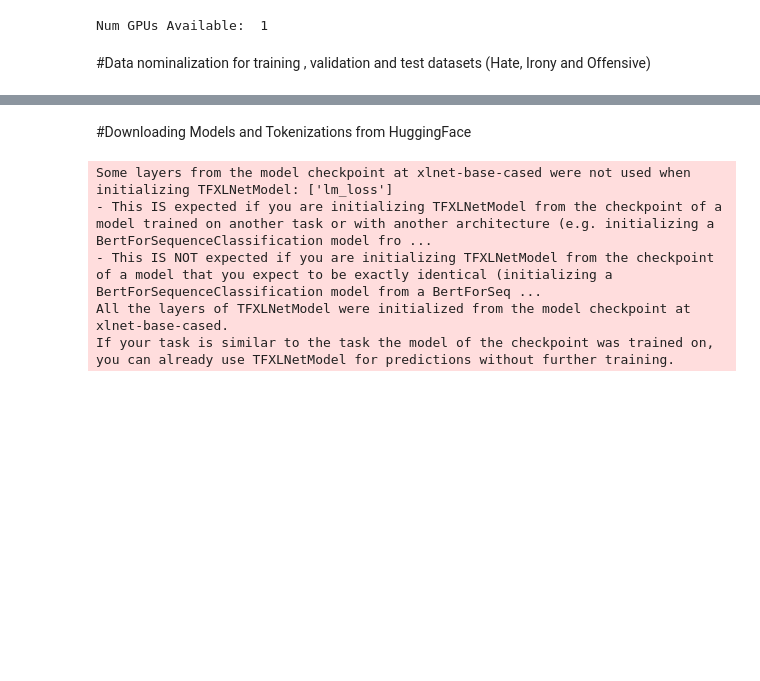
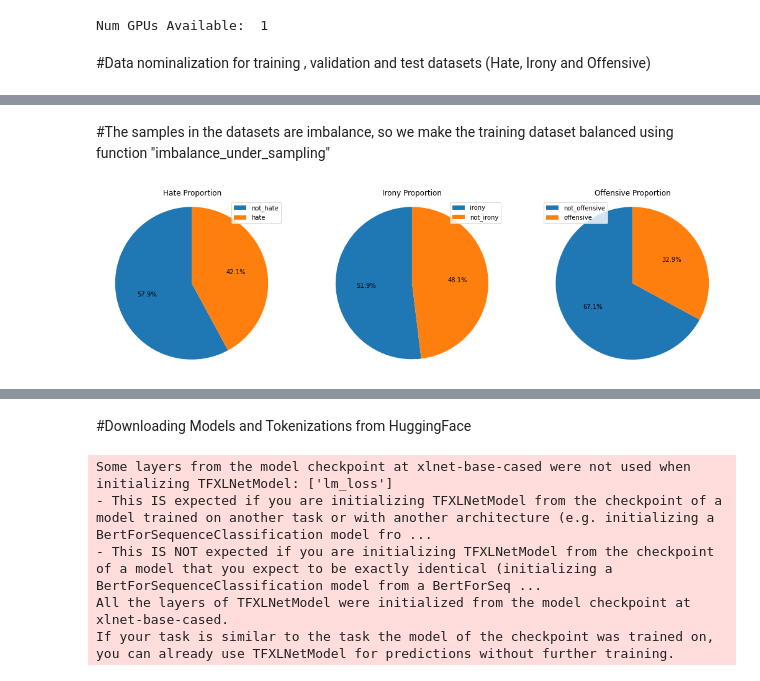
Before and after one commit to gibsonx/CE888, a Jupyter notebook: Assignment/Assignment_2.ipynb, the cells around one changed output, grey strips where cells are left out. Saved outputs shown, nothing was run; the diff lists cells and outputs as text; code cells hidden in the pictures; blank space fills up the shorter version.

```diff
--- a/Assignment/Assignment_2.ipynb
+++ b/Assignment/Assignment_2.ipynb
@@ -76,3 +68,9 @@ not_offensive, offensive = offensive.binary_split()
+# %% [markdown]
+#The samples in the datasets are imbalance, so we make the training dataset balanced using function "imbalance_under_sampling"
+# %%
+Proportion_chart(df_hate,hate,not_hate,df_irony,irony,not_irony,df_offensive,offensive,not_offensive)
+# %% [output]
+[figure, added]
 # %%
 hate_dict_train = imbalance_under_sampling(hate_dict_train)
 irony_dict_train = imbalance_under_sampling(irony_dict_train)
```
Also changed, not shown: parts of 37 cells of this notebook.
